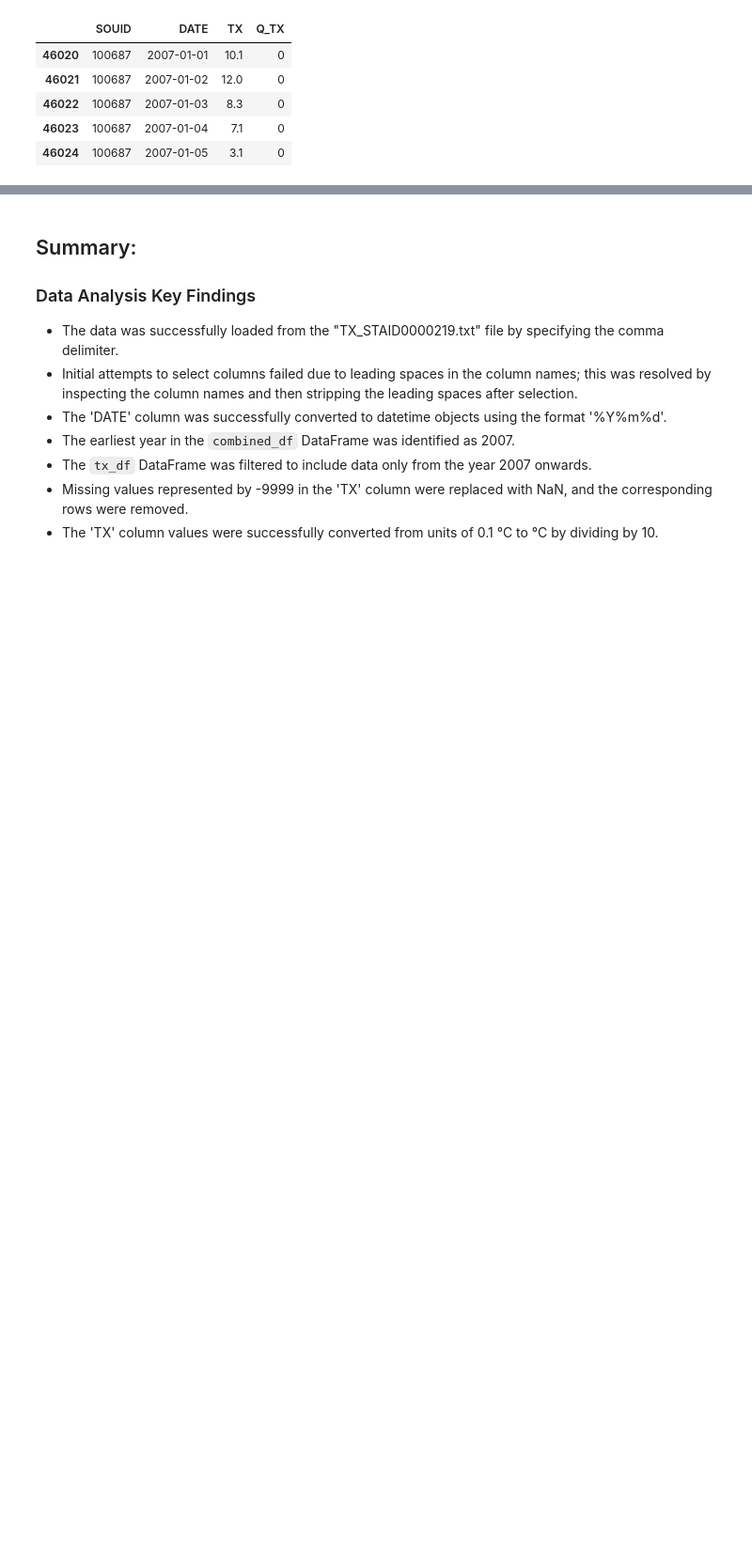
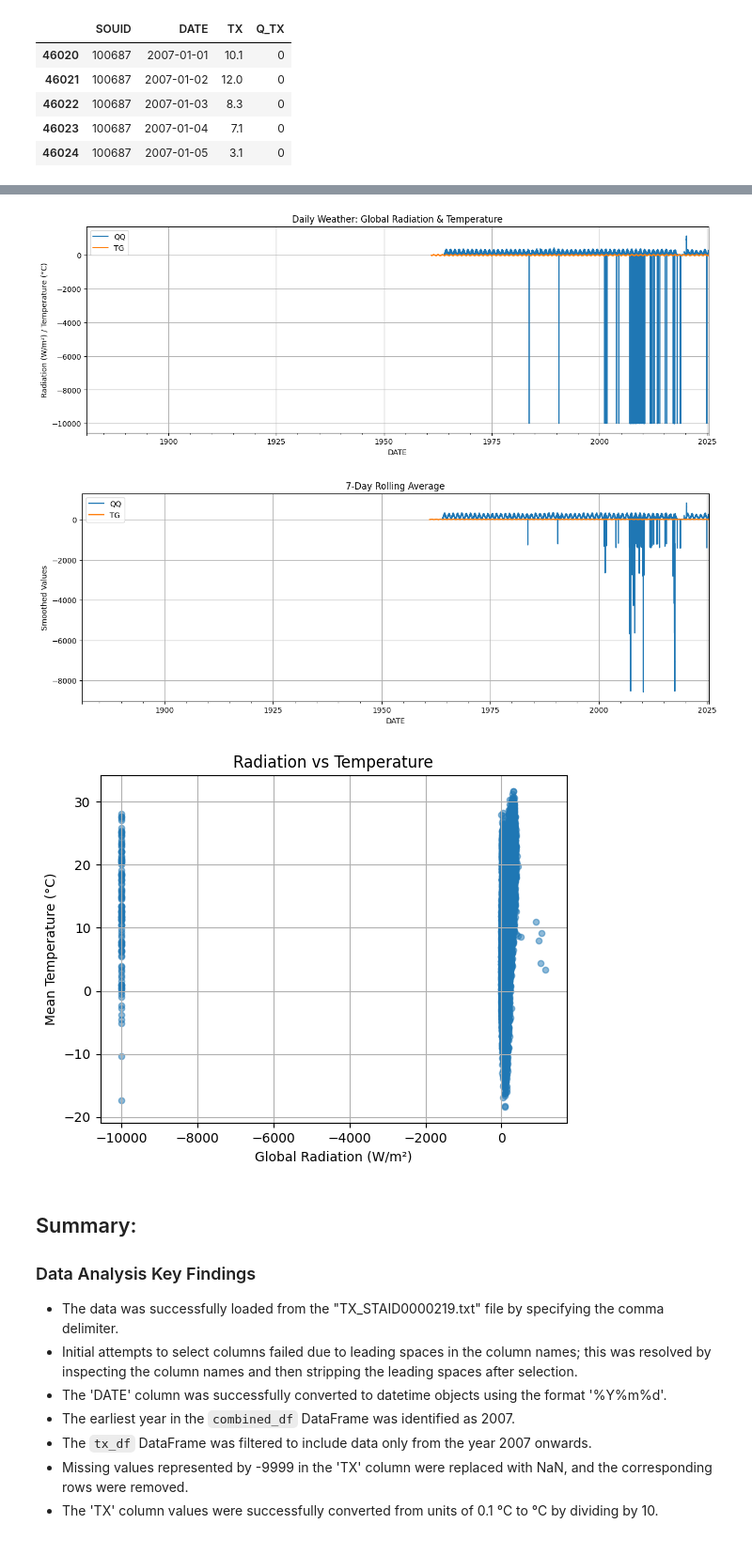
Before and after one commit to remussamoila/Electricity_forecast_for_prosumers, a Jupyter notebook: notebooks/01_data_cleaning.ipynb, the cells around one changed output, grey strips where cells are left out. Shown at 94% size. Drawn from its saved outputs; the diff is of its cells as text; code cells hidden in the pictures; blank space fills up the shorter version.

```diff
--- a/notebooks/01_data_cleaning.ipynb
+++ b/notebooks/01_data_cleaning.ipynb
@@ -438,3 +500,34 @@ See the caveats in the documentation: https://pandas.pydata.org/pandas-docs/stab
+# %%
+import matplotlib.pyplot as plt
+
+# Ensure the plot columns exist
+cols_to_plot = [col for col in ["QQ", "TG"] if col in df_weather.columns]
+
+# 1. Daily time series
+df_weather[cols_to_plot].plot(figsize=(15,5), title="Daily Weather: Global Radiation & Temperature")
+plt.ylabel("Radiation (W/m²) / Temperature (°C)")
+plt.grid(True)
+plt.show()
+
+# 2. Rolling averages
+df_weather[cols_to_plot].rolling(7).mean().plot(figsize=(15,5), title="7-Day Rolling Average")
+plt.ylabel("Smoothed Values")
+plt.grid(True)
+plt.show()
+
+# 3. Scatter plot QQ vs TG
+if all(col in df_weather.columns for col in ["QQ", "TG"]):
+    df_weather.plot.scatter(x="QQ", y="TG", alpha=0.5, title="Radiation vs Temperature")
+    plt.xlabel("Global Radiation (W/m²)")
+    plt.ylabel("Mean Temperature (°C)")
+    plt.grid(True)
+    plt.show()
+else:
+    print("❗ Columns QQ and TG required for scatter plot.")
+# %% [output]
+[figure, added]
+[figure, added]
+[figure, added]
 # %% [markdown]
 ## Summary:
 
```
Also changed, not shown: parts of 3 cells of this notebook.
